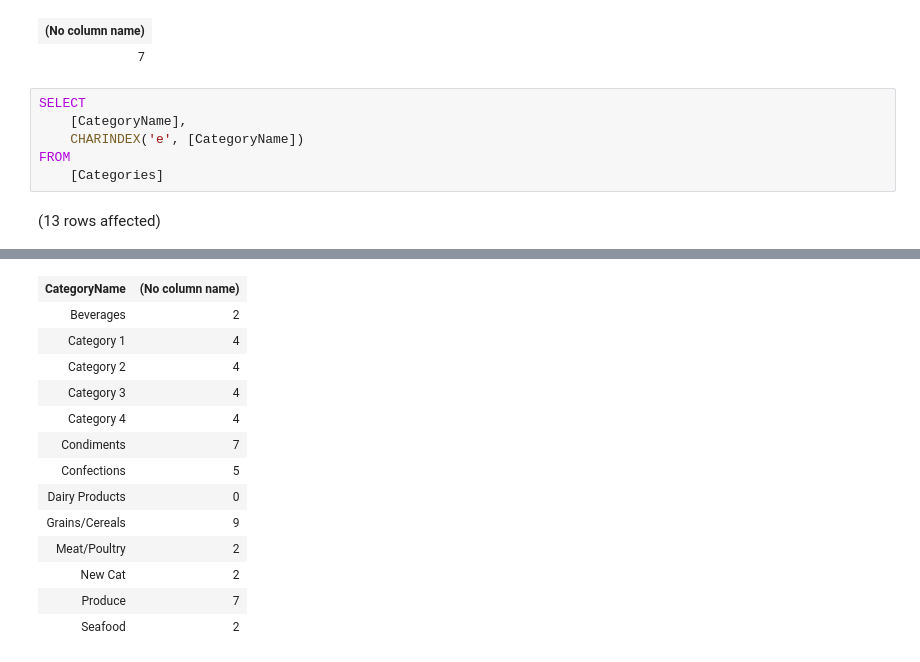
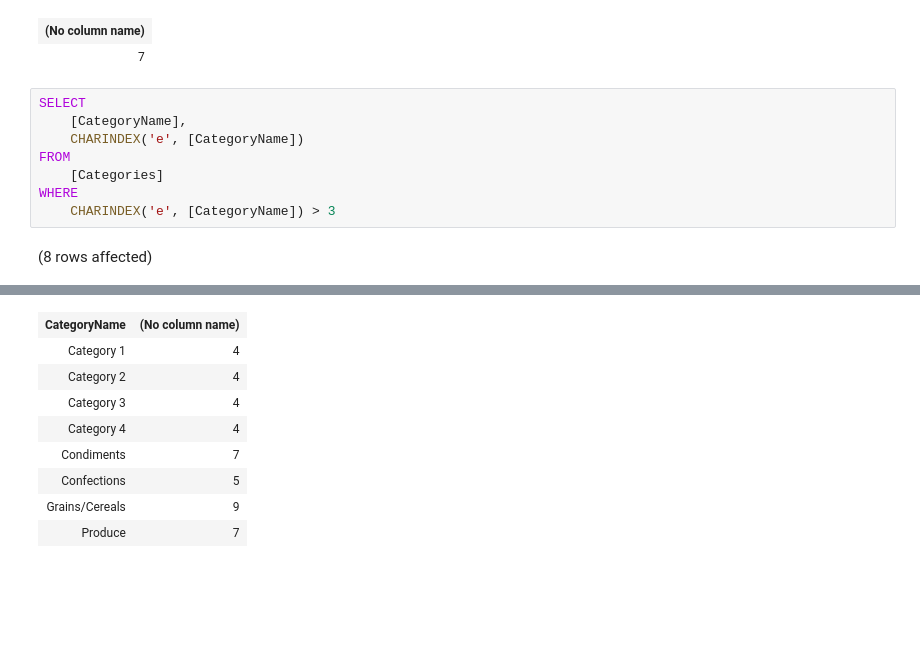
Before and after one commit to Simonsbs/D290323ER_SQL, a Jupyter notebook: CommonFunctions.ipynb, the cells around one changed output, grey strips where cells are left out. Drawn from its saved outputs; the diff is of its cells as text; blank space fills up the shorter version.

```diff
--- a/CommonFunctions.ipynb
+++ b/CommonFunctions.ipynb
@@ -71,5 +71,7 @@ SELECT
     CHARINDEX('e', [CategoryName])
 FROM
     [Categories]
+WHERE
+    CHARINDEX('e', [CategoryName]) > 3
 # %% [output]
-(13 rows affected)
+(8 rows affected)
@@ -77,14 +79,9 @@ Total execution time: 00:00:00.013
 | CategoryName | (No column name) |
-| Beverages | 2 |
 | Category 1 | 4 |
 | Category 2 | 4 |
 | Category 3 | 4 |
 | Category 4 | 4 |
 | Condiments | 7 |
 | Confections | 5 |
-| Dairy Products | 0 |
 | Grains/Cereals | 9 |
-| Meat/Poultry | 2 |
-| New Cat | 2 |
 | Produce | 7 |
-| Seafood | 2 |
```
Also changed, not shown: parts of 7 cells of this notebook, 1 other file.
